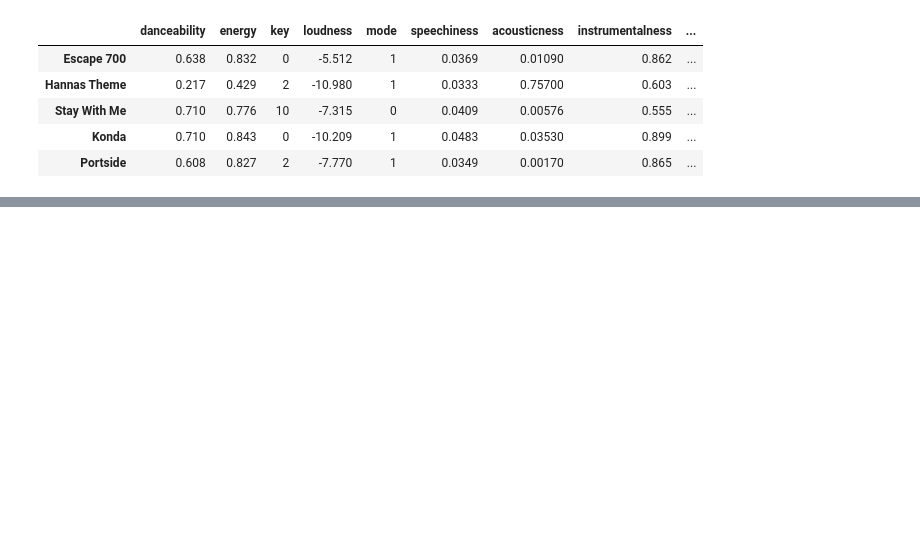
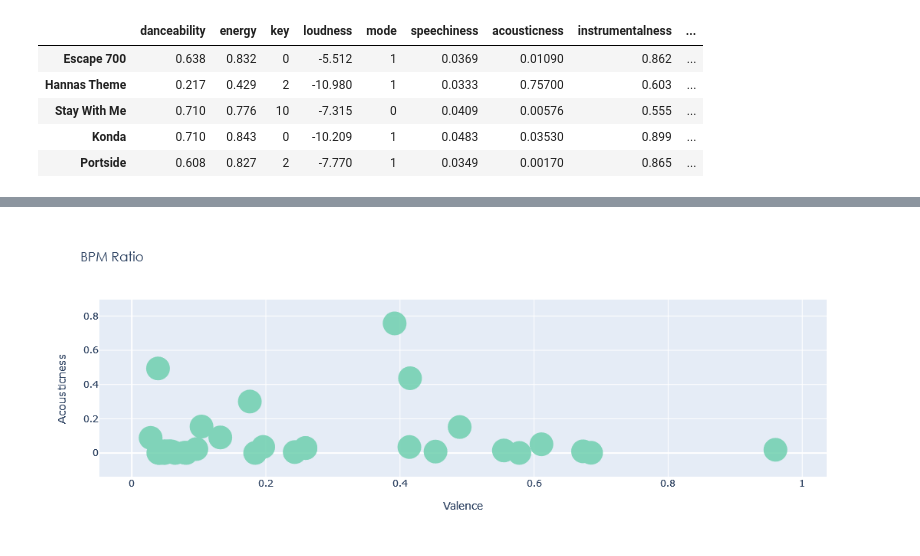
Before and after one commit to MatteoGevi/Spotify-Reccomendation-System, a Jupyter notebook: tecno_feed_algorythm.ipynb, the cells around one changed output, grey strips where cells are left out. Drawn from its saved outputs; the diff is of its cells as text; code cells hidden in the pictures; blank space fills up the shorter version.

```diff
--- a/tecno_feed_algorythm.ipynb
+++ b/tecno_feed_algorythm.ipynb
@@ -100,0 +108,23 @@ fig.show()
+# %%
+'''Reccomendation Model'''
+
+# extract relevant columns to numpy array
+X = df.filter(['acousticness', 'danceability', 'duration_ms', 'energy',
+          'instrumentalness', 'liveness', 'loudness', 'tempo', 'valence'])
+
+# algo will do better if data is standardized (zero mean, unit variance)
+Xs = StandardScaler().fit_transform(X)
+# 2D Embedding Model
+tsne = TSNE(n_components=2, perplexity=5, early_exaggeration=2, random_state=3).fit_transform(Xs)
+tsne = pd.DataFrame(tsne)
+
+fig = go.Figure()
+fig.add_trace(go.Scatter(x=df['valence'], y=df['acousticness'], mode='markers', opacity=0.8,
+                         marker=dict(color='mediumaquamarine',size=len(df['type'])),
+                         showlegend=False)
+             )
+fig.update_layout(title='BPM Ratio', title_font_family='Comfortaa',
+                  xaxis_title='Valence', yaxis_title='Acousticness', width=1000, height=400)
+fig.show()
+# %% [output]
+[figure, added]
```
Also changed, not shown: parts of 4 cells of this notebook, 1 other file.
